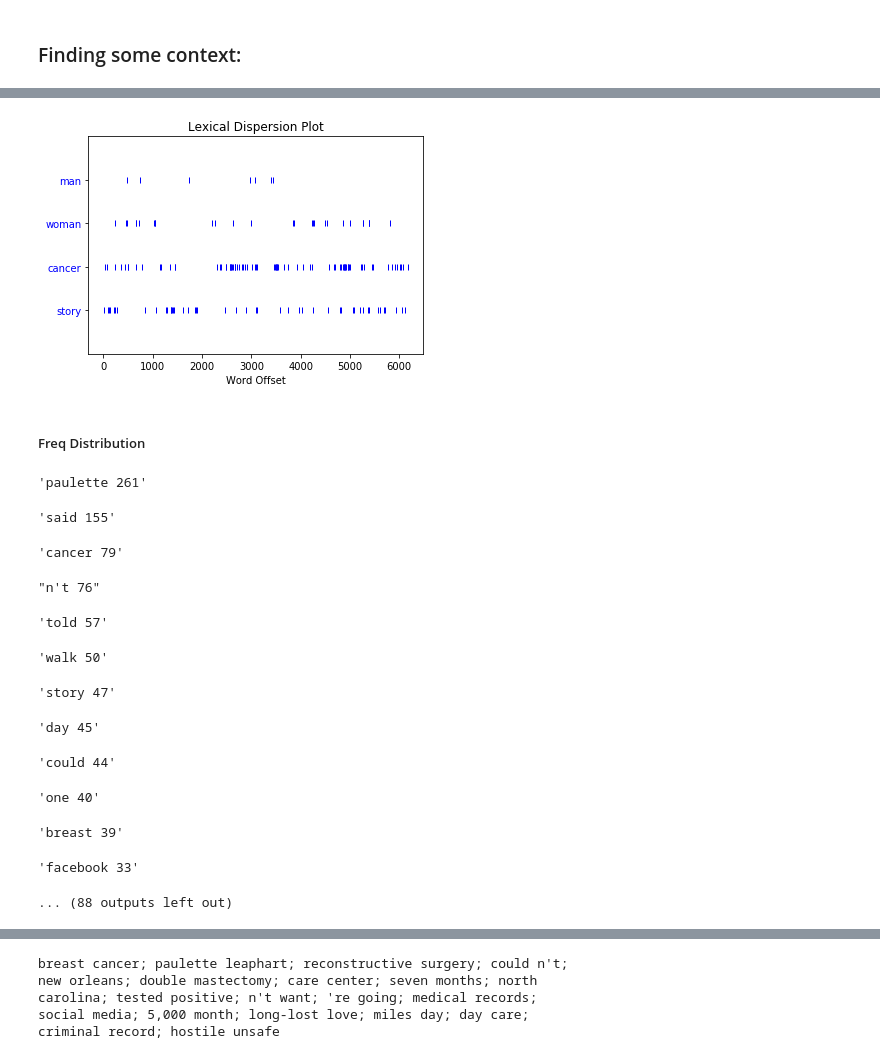
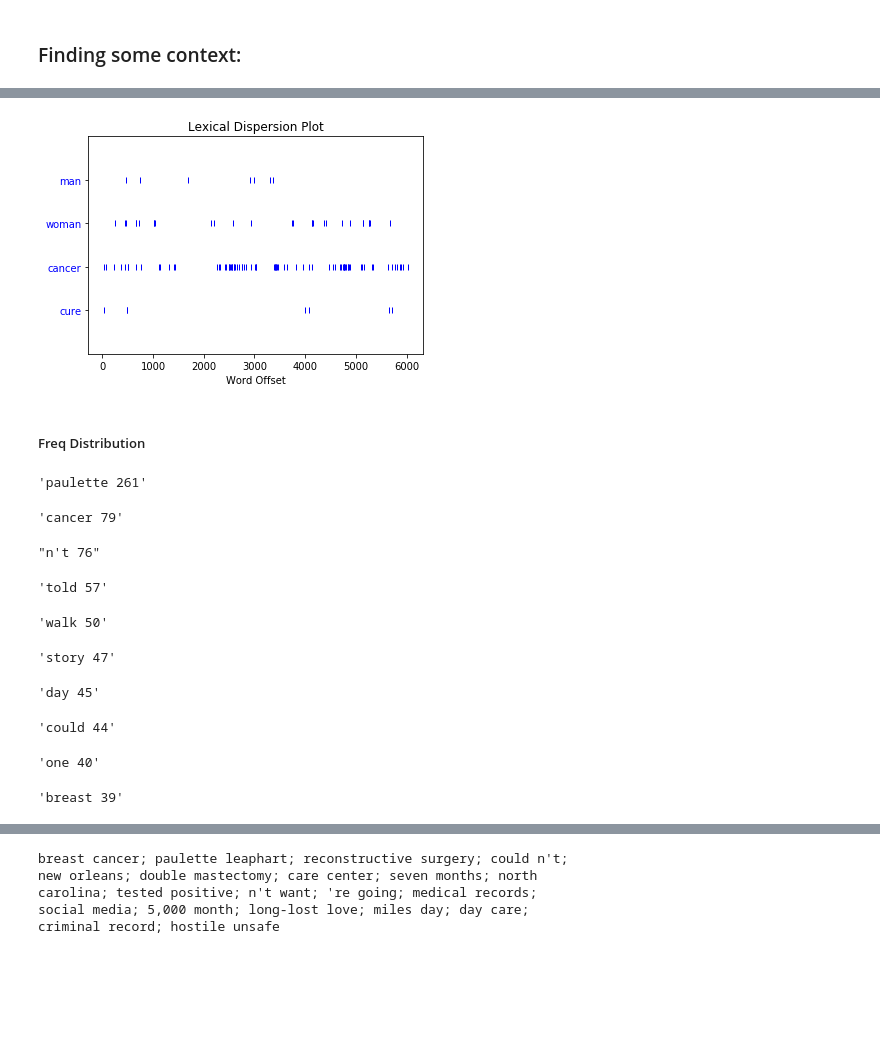
Before and after one commit to harishaaram/NLP_tut, a Jupyter notebook: Data_Analysis.ipynb, the cells around one changed output, grey strips where cells are left out. Saved outputs shown, nothing was run; the diff lists cells and outputs as text; code cells hidden in the pictures; blank space fills up the shorter version.

Commit message:
more readble and less result output shown

```diff
--- a/Data_Analysis.ipynb
+++ b/Data_Analysis.ipynb
@@ -162,27 +133,24 @@ sorted(textIndex.word_similarity_dict('cancer').items(), key=lambda x:x[1], reve
 # %%
-textList.dispersion_plot(['man','woman', 'cancer', "story"])
+textList.dispersion_plot(['man','woman', 'cancer', "cure"])
 # %% [output]
-[figure, old version]
+[figure, new version]
 # %% [markdown]
 ##### Freq Distribution
 # %%
 fdist = nltk.FreqDist(words_string)
-for word, freq in fdist.most_common(100):
+for word, freq in fdist.most_common(10):
     display("%s %d" % (str(word), freq))
 # %% [output]
 'paulette 261'
-'said 155'
+'cancer 79'
-'cancer 79'
+"n't 76"
-"n't 76"
+'told 57'
-'told 57'
+'walk 50'
-'walk 50'
+'story 47'
-'story 47'
+'day 45'
-'day 45'
+'could 44'
-'could 44'
+'one 40'
-'one 40'
+'breast 39'
-'breast 39'
-'facebook 33'
-... (88 outputs left out)
 # %%
 from wordcloud import WordCloud as wc
 wordcloud1 = wc(width = 1000, height = 500).generate(' '.join(textList))
```
Also changed, not shown: parts of 16 cells of this notebook.
